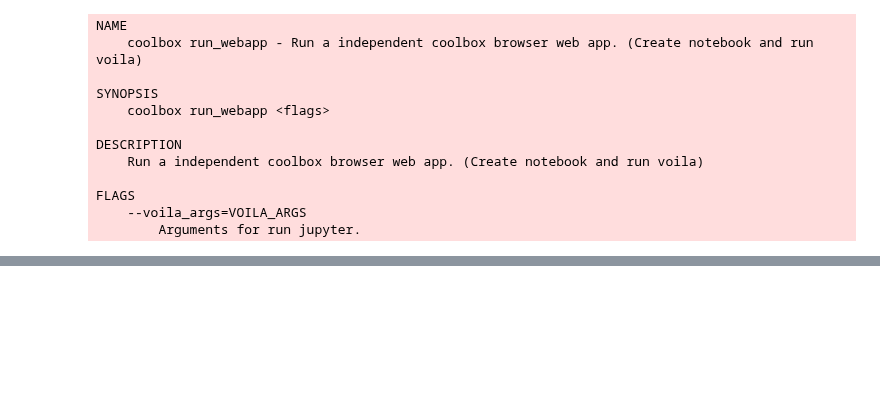
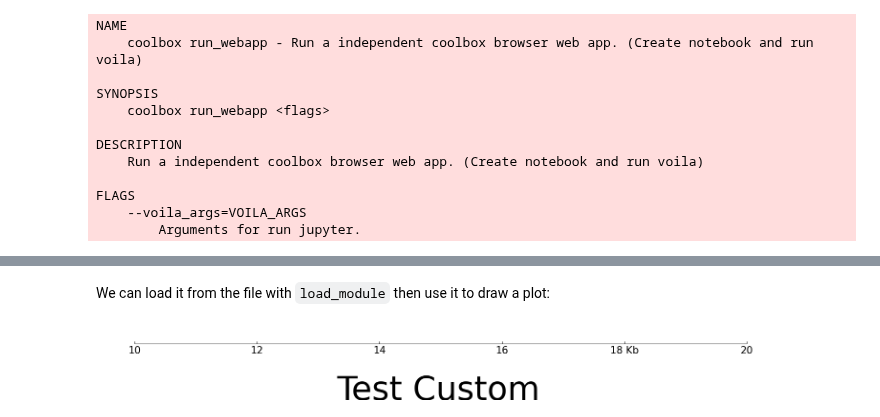
Before and after one commit to GangCaoLab/CoolBox, a Jupyter notebook: docs/source/quick_start_CLI.ipynb, the cells around one changed output, grey strips where cells are left out. Saved outputs shown, nothing was run; the diff lists cells and outputs as text; code cells hidden in the pictures; blank space fills up the shorter version.

```diff
--- a/docs/source/quick_start_CLI.ipynb
+++ b/docs/source/quick_start_CLI.ipynb
@@ -253,0 +280,2 @@ FLAGS
+# %% [markdown]
+We can load it from the file with `load_module` then use it to draw a plot:
@@ -253,0 +292,4 @@ FLAGS
+# %%
+Image(filename='/tmp/test_coolbox_custom_cli.png')
+# %% [output]
+[figure, added]
```
Also changed, not shown: parts of 6 cells of this notebook, 10 other files.
